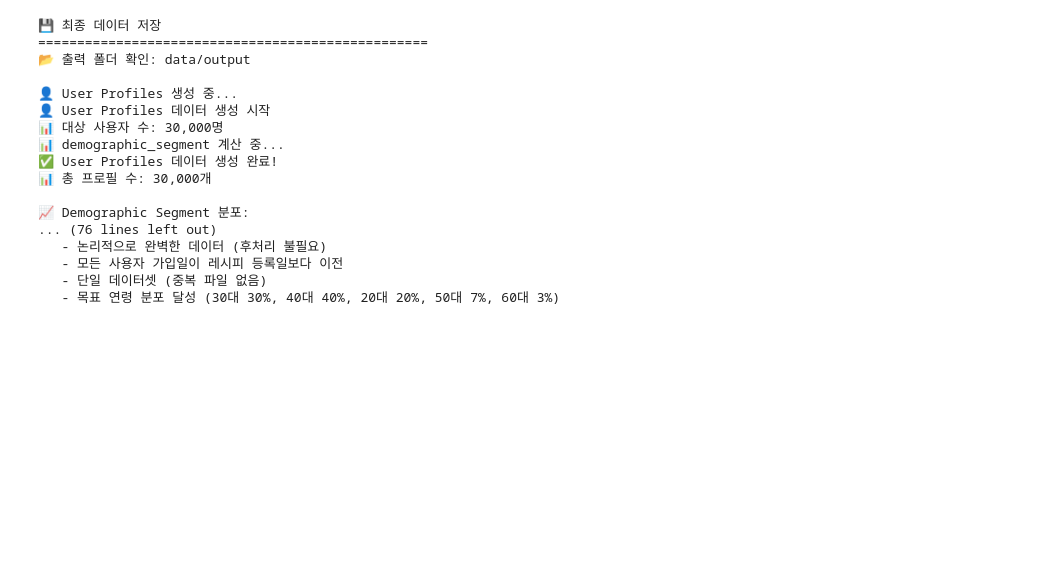
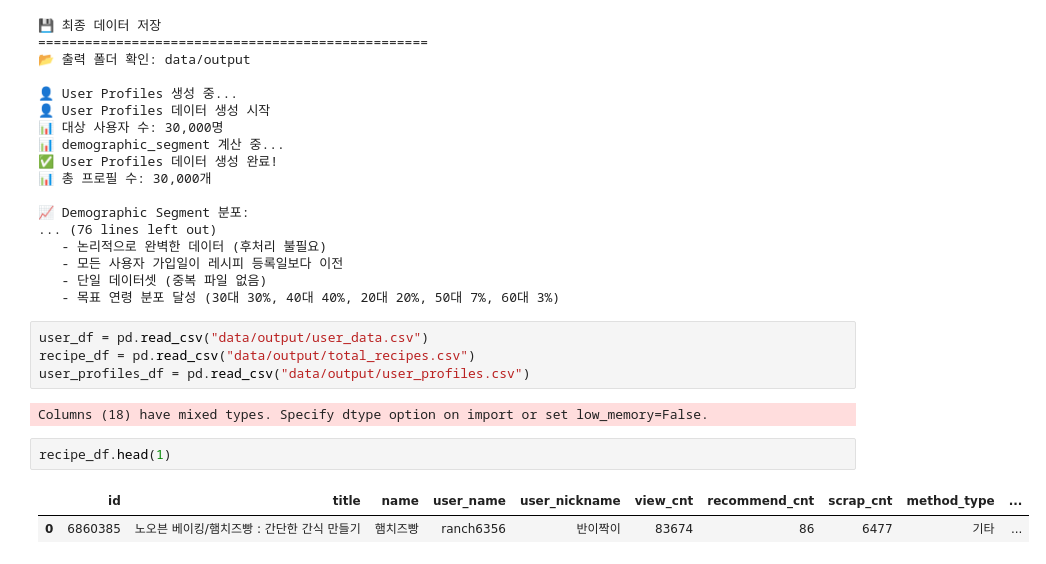
Before and after one commit to Reciping/reciping-data-pipeline, a Jupyter notebook: create_data.ipynb, the cells around one changed output. Drawn from its saved outputs; the diff is of its cells as text; blank space fills up the shorter version.

```diff
--- a/create_data.ipynb
+++ b/create_data.ipynb
@@ -1524,3 +1524,14 @@ print(f"   - 목표 연령 분포 달성 (30대 30%, 40대 40%, 20대 20%, 50대
    - 모든 사용자 가입일이 레시피 등록일보다 이전
    - 단일 데이터셋 (중복 파일 없음)
    - 목표 연령 분포 달성 (30대 30%, 40대 40%, 20대 20%, 50대 7%, 60대 3%)
+# %%
+user_df = pd.read_csv("data/output/user_data.csv")
+recipe_df = pd.read_csv("data/output/total_recipes.csv")
+user_profiles_df = pd.read_csv("data/output/user_profiles.csv")
+# %% [output]
+Columns (18) have mixed types. Specify dtype option on import or set low_memory=False.
+# %%
+recipe_df.head(1)
+# %% [output]
+|  | id | title | name | user_name | user_nickname | view_cnt | recommend_cnt | scrap_cnt | method_type | ... |
+| 0 | 6860385 | 노오븐 베이킹/햄치즈빵 : 간단한 간식 만들기 | 햄치즈빵 | ranch6356 | 반이짝이 | 83674 | 86 | 6477 | 기타 | ... |
```
Also changed, not shown: parts of 10 cells of this notebook, 3 other files.
